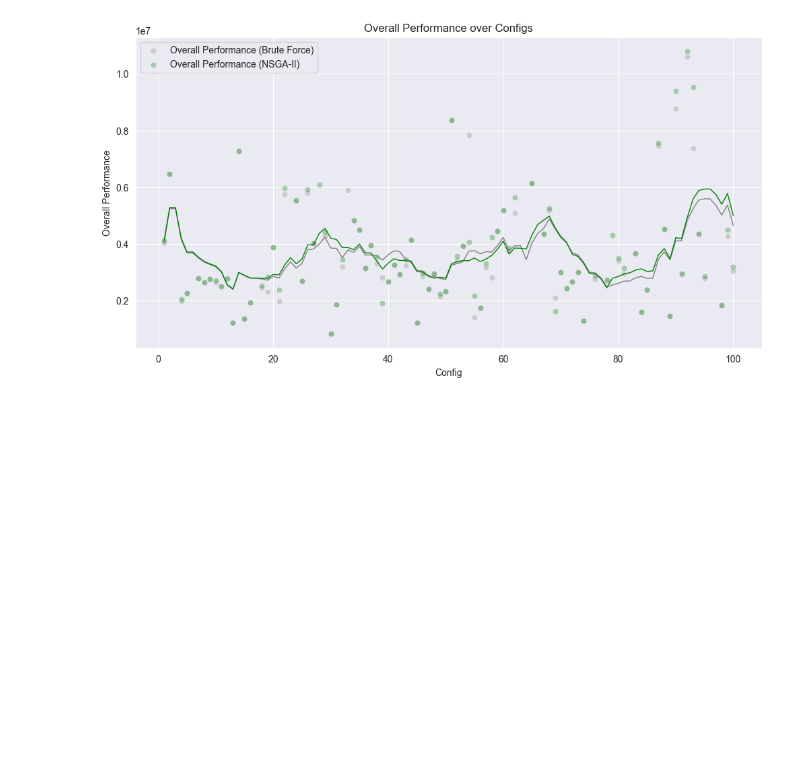
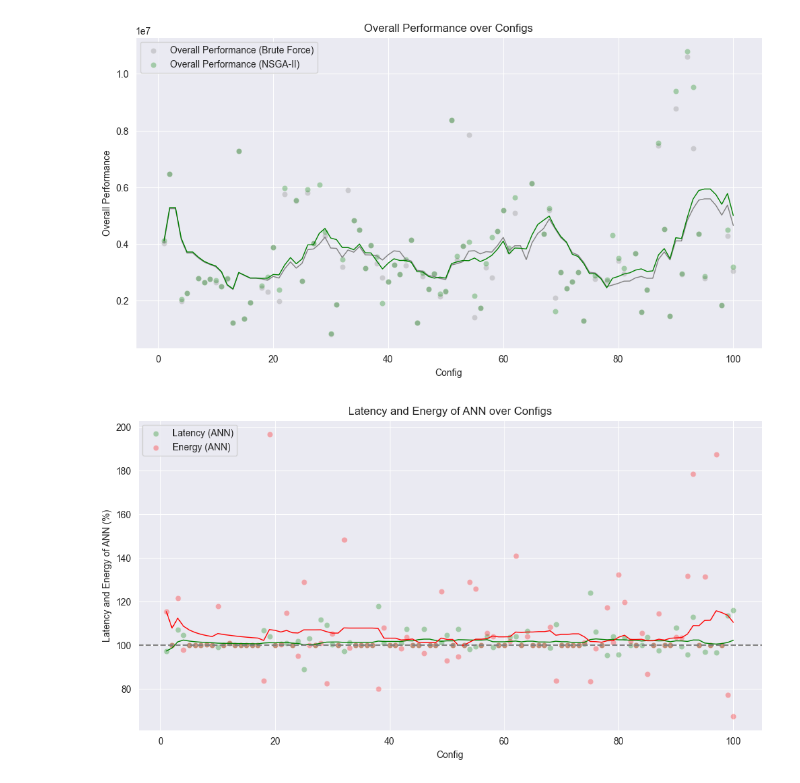
Before and after one commit to mpgallage/computing-continuum-simulator, a Jupyter notebook: analysis_mini.ipynb, the cells around one changed output. Cells and saved outputs as stored; diff of their text form; code cells hidden in the pictures; blank space fills up the shorter version.

```diff
--- a/analysis_mini.ipynb
+++ b/analysis_mini.ipynb
@@ -18,14 +18,23 @@ bf_data = pd.read_csv(file_path)
 
 # Filtering out rows where latency or energy is infinity
 bf_data = bf_data[(bf_data['latency'] != float('inf')) & (bf_data['energy'] != float('inf'))]
+# %%
+file_path = 'results_mini_ann.csv'
+ann_data = pd.read_csv(file_path)
+
+# Filtering out rows where latency or energy is infinity
+ann_data = ann_data[(ann_data['latency'] != float('inf')) & (ann_data['energy'] != float('inf'))]
 # %%
 # Merging the three dataframes on the 'config' column
 combined_data = pd.merge(nsga_data[['config', 'services', 'latency', 'energy', 'is_perfect']],
                          bf_data[['config', 'services', 'latency', 'energy', 'is_perfect']],
                          on=['config'], suffixes=('', '_bf'))
+combined_data = pd.merge(combined_data, ann_data[['config', 'services', 'latency', 'energy', 'is_perfect']],
+                         on=['config'], suffixes=('', '_ann'))
 
 combined_data['obj_function'] = combined_data['latency'] * 0.5 + combined_data['energy'] * 0.5
 combined_data['obj_function_bf'] = combined_data['latency_bf'] * 0.5 + combined_data['energy_bf'] * 0.5
+combined_data['obj_function_ann'] = combined_data['latency_ann'] * 0.5 + combined_data['energy_ann'] * 0.5
 # %%
 # Calculating latency and energy as a percentage of latency
 combined_data['latency_nsga_percent'] = (combined_data['latency'] / combined_data['latency_bf']) * 100
@@ -122,3 +131,30 @@ plt.ylabel('Overall Performance')
 plt.show()
 # %% [output]
 [figure]
+# %%
+# Calculating latency and energy as a percentage of latency
+combined_data['latency_ann_percent'] = (combined_data['latency'] / combined_data['latency_bf']) * 100
+combined_data['energy_ann_percent'] = (combined_data['energy'] / combined_data['energy_bf']) * 100
+
+# Extracting config number from the 'config' column
+combined_data['config_number'] = combined_data['config'].str.extract('(\d+)').astype(int)
+
+# Creating the line plot
+plt.figure(figsize=(12, 6))
+sns.scatterplot(x='config_number', y='latency_ann_percent', data=combined_data, label='Latency (ANN)', color='green', alpha=0.3)
+sns.scatterplot(x='config_number', y='energy_ann_percent', data=combined_data, label='Energy (ANN)', color='red', alpha=0.3)
+
+# Drawing a moving average line through the scatter points
+window_size = 20
+sns.lineplot(x='config_number', y=combined_data['latency_ann_percent'].rolling(window=window_size, min_periods=1).mean(), data=combined_data, color='green', lw=1)
+sns.lineplot(x='config_number', y=combined_data['energy_ann_percent'].rolling(window=window_size, min_periods=1).mean(), data=combined_data, color='red', lw=1)
+
+plt.axhline(100, color='gray', linestyle='--')
+
+plt.title('Latency and Energy of ANN over Configs')
+plt.xlabel('Config')
+plt.ylabel('Latency and Energy of ANN (%)')
+plt.legend()
+plt.show()
+# %% [output]
+[figure, added]
```
Also changed, not shown: parts of 2 cells of this notebook, 2 other files.
